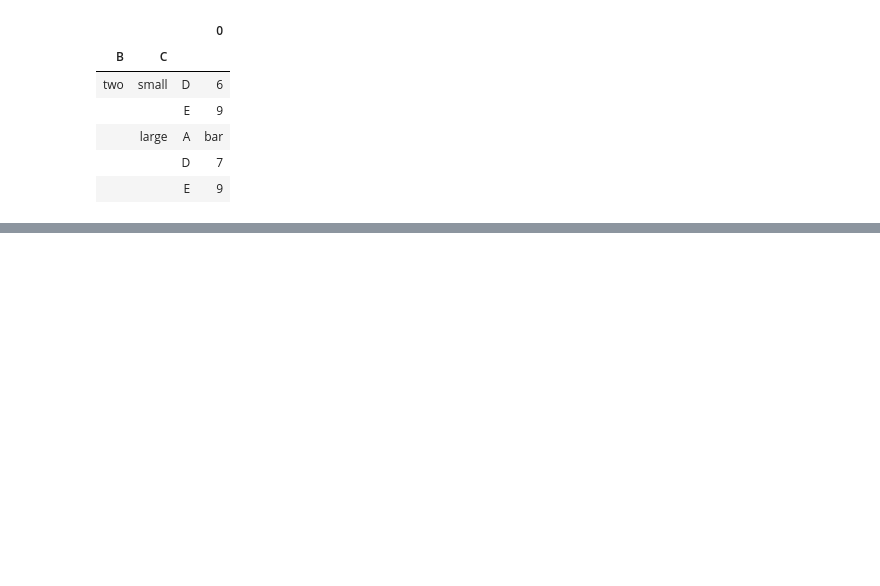
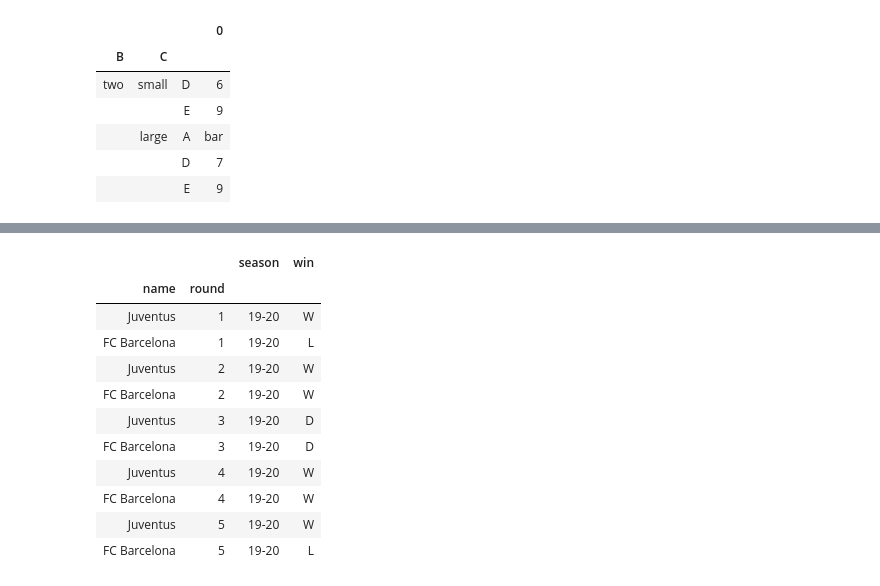
Before and after one commit to galaxy1014/ML_module_summary, a Jupyter notebook: Pandas/Chapter5_Reconstruction/Chapter5.ipynb, the cells around one changed output, grey strips where cells are left out. Saved outputs shown, nothing was run; the diff lists cells and outputs as text; code cells hidden in the pictures; blank space fills up the shorter version.

```diff
--- a/Pandas/Chapter5_Reconstruction/Chapter5.ipynb
+++ b/Pandas/Chapter5_Reconstruction/Chapter5.ipynb
@@ -512,0 +537,15 @@ r_df.tail()
+# %%
+un_df
+# %% [output]
+|  |  | season | win |
+| name | round |  |  |
+| Juventus | 1 | 19-20 | W |
+| FC Barcelona | 1 | 19-20 | L |
+| Juventus | 2 | 19-20 | W |
+| FC Barcelona | 2 | 19-20 | W |
+| Juventus | 3 | 19-20 | D |
+| FC Barcelona | 3 | 19-20 | D |
+| Juventus | 4 | 19-20 | W |
+| FC Barcelona | 4 | 19-20 | W |
+| Juventus | 5 | 19-20 | W |
+| FC Barcelona | 5 | 19-20 | L |
```
Also changed, not shown: parts of 18 cells of this notebook.
